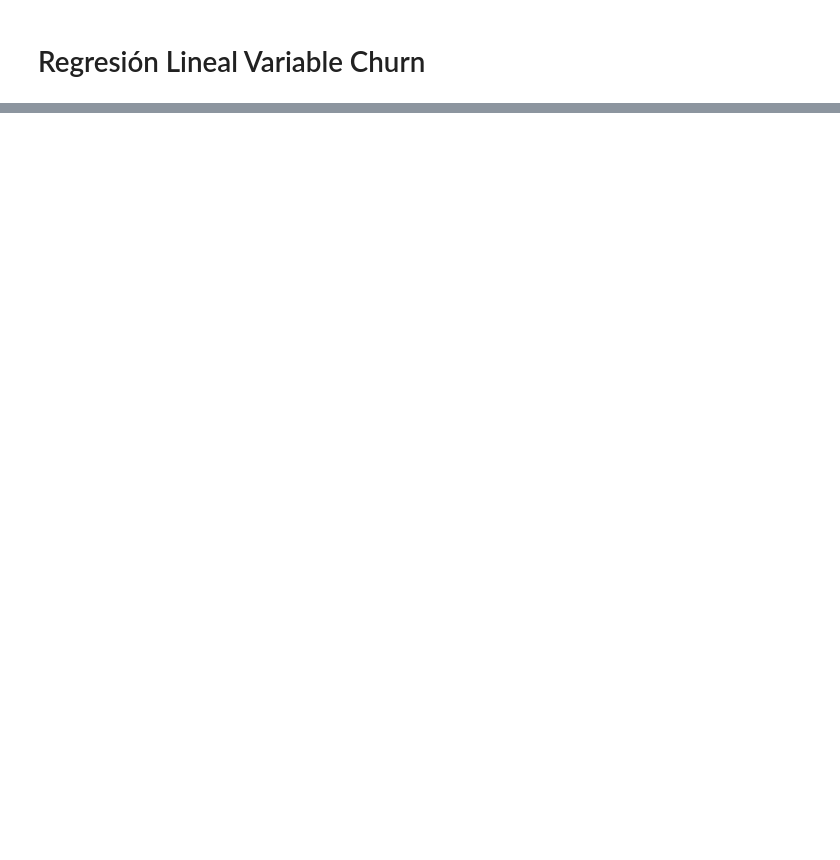
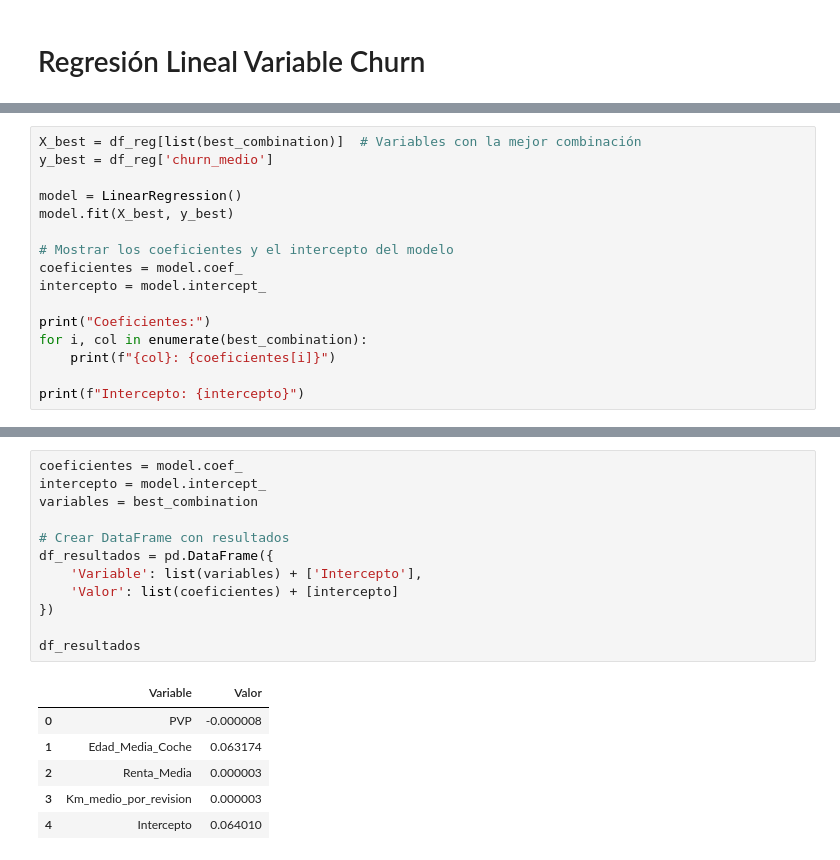
Before and after one commit to martinagg7/gd_clv, a Jupyter notebook: etl/03_regresion_cliente.ipynb, the cells around one changed output, grey strips where cells are left out. Saved outputs shown, nothing was run; the diff lists cells and outputs as text; blank space fills up the shorter version.

Commit message:
update: refine data processing methods and enhance documentation clarity

```diff
--- a/etl/03_regresion_cliente.ipynb
+++ b/etl/03_regresion_cliente.ipynb
@@ -123,0 +180,16 @@ Ranking de combinaciones por R²:
+# %%
+X_best = df_reg[list(best_combination)]  # Variables con la mejor combinación
+y_best = df_reg['churn_medio']
+
+model = LinearRegression()
+model.fit(X_best, y_best)
+
+# Mostrar los coeficientes y el intercepto del modelo
+coeficientes = model.coef_
+intercepto = model.intercept_
+
+print("Coeficientes:")
+for i, col in enumerate(best_combination):
+    print(f"{col}: {coeficientes[i]}")
+
+print(f"Intercepto: {intercepto}")
@@ -123,0 +221,19 @@ Ranking de combinaciones por R²:
+# %%
+coeficientes = model.coef_
+intercepto = model.intercept_
+variables = best_combination
+
+# Crear DataFrame con resultados
+df_resultados = pd.DataFrame({
+    'Variable': list(variables) + ['Intercepto'],
+    'Valor': list(coeficientes) + [intercepto]
+})
+
+df_resultados
+# %% [output]
+|  | Variable | Valor |
+| 0 | PVP | -0.000008 |
+| 1 | Edad_Media_Coche | 0.063174 |
+| 2 | Renta_Media | 0.000003 |
+| 3 | Km_medio_por_revision | 0.000003 |
+| 4 | Intercepto | 0.064010 |
```
Also changed, not shown: parts of 22 cells of this notebook, 1 other file.
